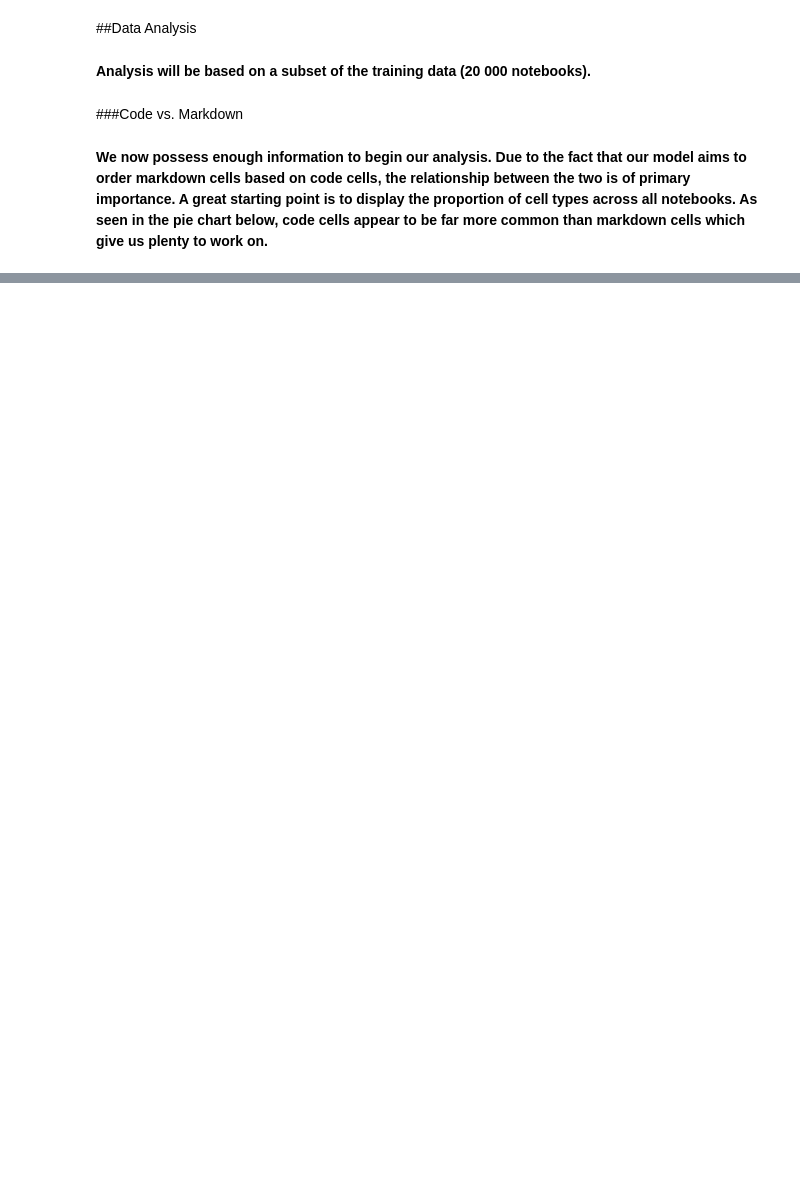
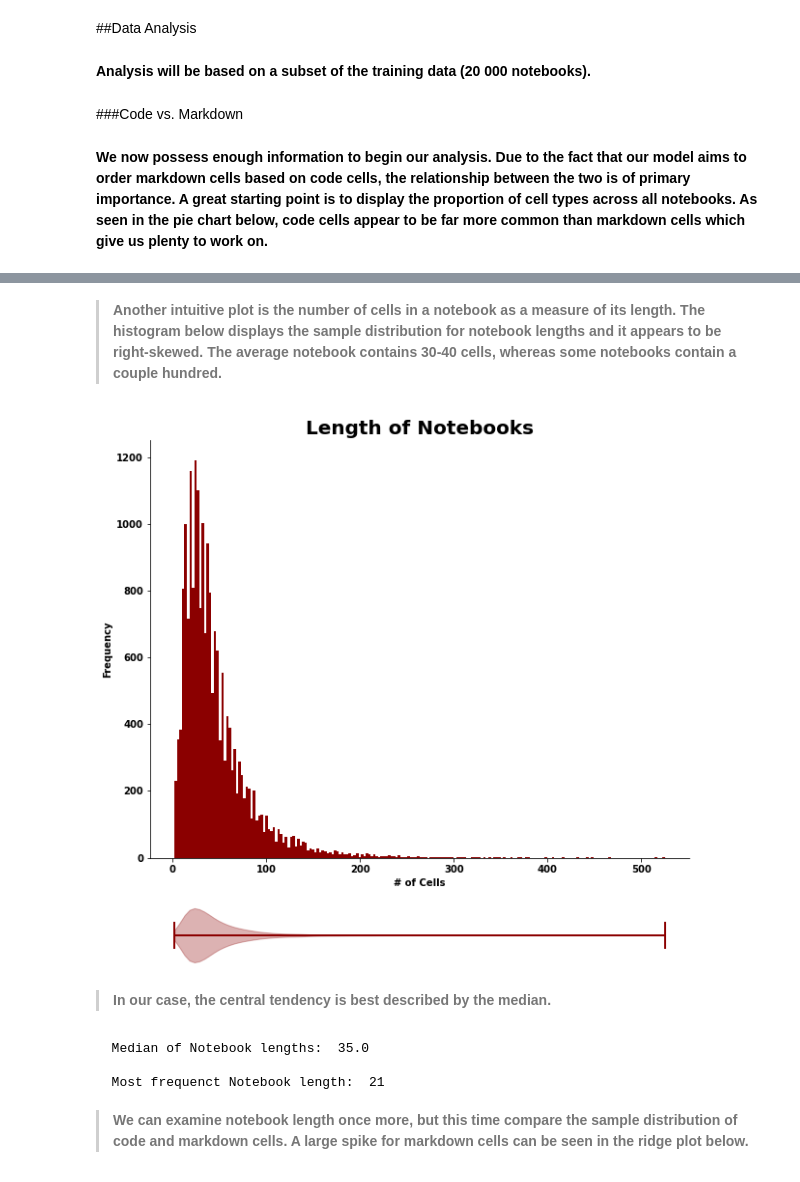
Before and after one commit to rahiakela/kaggle-competition-projects, a Jupyter notebook: google-ai4code/01_exploratory_data_analysis.ipynb, the cells around one changed output, grey strips where cells are left out. Drawn from its saved outputs; the diff is of its cells as text; code cells hidden in the pictures; blank space fills up the shorter version.

```diff
--- a/google-ai4code/01_exploratory_data_analysis.ipynb
+++ b/google-ai4code/01_exploratory_data_analysis.ipynb
@@ -166,0 +181,41 @@ dtype: int64
+# %% [markdown]
+> **Another intuitive plot is the number of cells in a notebook as a measure of its length. The histogram below displays the sample distribution for notebook lengths and it appears to be right-skewed. The average notebook contains 30-40 cells, whereas some notebooks contain a couple hundred.**
+# %%
+fig, axs = plt.subplots(2, figsize=(10,10), gridspec_kw={"height_ratios": [7, 1]})
+fig.subplots_adjust(hspace=0.2)
+
+count = df.groupby(by=["id"]).count()["source"].values
+axs[0].hist(count, bins=200, color="#8b0000")
+
+axs[0].set_xlabel("# of Cells", weight="bold")
+axs[0].set_ylabel("Frequency", weight="bold")
+axs[0].set_title(f"Length of Notebooks", size=20);
+
+violin_parts = axs[1].violinplot(count, vert=False);
+for part in violin_parts['bodies']:
+    part.set_facecolor("#8b0000")
+    part.set_edgecolor("#8b0000")
+
+for partname in ('cbars','cmins','cmaxes'):
+    vp = violin_parts[partname]
+    vp.set_edgecolor("#8b0000")
+    vp.set_linewidth(2)
+
+# Hide axis spine, ticks
+for txt in ["top","right","left","bottom"]:
+        axs[1].spines[txt].set_visible(False)
+axs[1].xaxis.set_visible(False)
+axs[1].yaxis.set_visible(False)
+# %% [output]
+[figure, added]
+# %% [markdown]
+> **In our case, the central tendency is best described by the median.**
+# %%
+print(" \033[1m", "Median of Notebook lengths: ", np.median(count), "\033[0m")
+print("\n \033[1m", "Most frequenct Notebook length: ", df_counts.tot.value_counts().idxmax(), "\033[0m")
+# %% [output]
+  Median of Notebook lengths:  35.0
+
+  Most frequenct Notebook length:  21
+# %% [markdown]
+> **We can examine notebook length once more, but this time compare the sample distribution of code and markdown cells. A large spike for markdown cells can be seen in the ridge plot below.**
```
Also changed, not shown: parts of 4 cells of this notebook.
